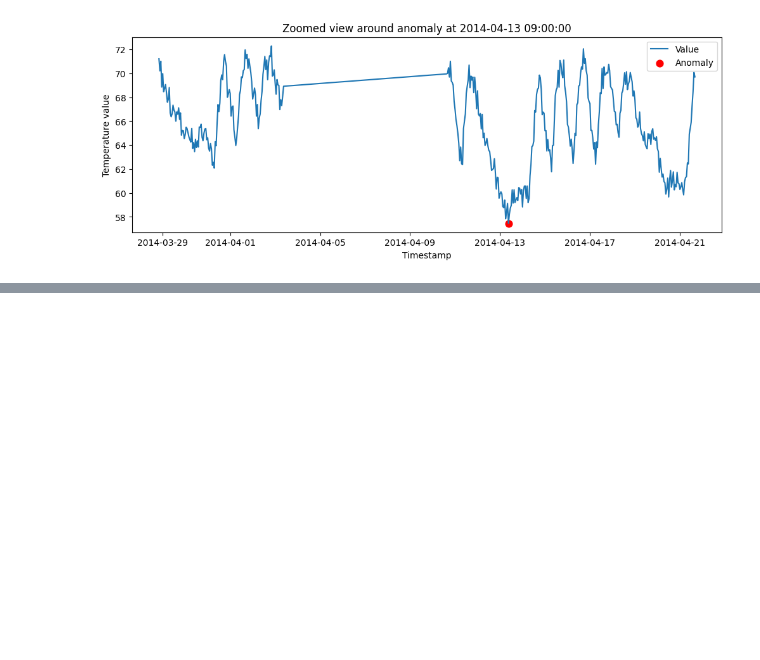
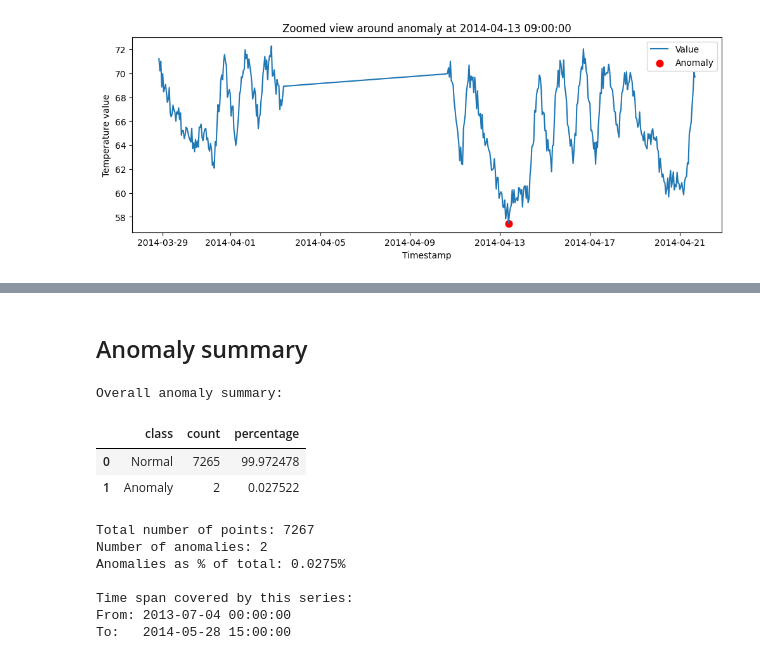
Before and after one commit to Nandipha996/Anomaly-Detection-Research, a Jupyter notebook: notebooks/01_data_overview.ipynb, the cells around one changed output, grey strips where cells are left out. Saved outputs shown, nothing was run; the diff lists cells and outputs as text; code cells hidden in the pictures; blank space fills up the shorter version.

```diff
--- a/notebooks/01_data_overview.ipynb
+++ b/notebooks/01_data_overview.ipynb
@@ -298,0 +433,49 @@ for anomaly_time in label_times_dt:
+# %% [markdown]
+## Anomaly summary
+# %%
+# Basic counts
+total_points = len(df)
+anomaly_count = int(df["is_anomaly"].sum())      # count of rows where is_anomaly == 1
+normal_count = total_points - anomaly_count      # everything else is normal
+
+# Percentage of anomalies in the whole series
+anomaly_fraction = anomaly_count / total_points * 100
+
+# Small summary table for normal vs anomaly
+anomaly_summary_table = pd.DataFrame({
+    "class": ["Normal", "Anomaly"],
+    "count": [normal_count, anomaly_count],
+})
+
+# Add percentage column for each class
+anomaly_summary_table["percentage"] = (
+    anomaly_summary_table["count"] / total_points * 100
+)
+
+print("Overall anomaly summary:")
+display(anomaly_summary_table)
+
+# Print simple text summary as well
+print(f"\nTotal number of points: {total_points}")
+print(f"Number of anomalies: {anomaly_count}")
+print(f"Anomalies as % of total: {anomaly_fraction:.4f}%")
+
+# Time coverage of the series
+time_start = df["timestamp"].min()
+time_end = df["timestamp"].max()
+
+print(f"\nTime span covered by this series:")
+print(f"From: {time_start}")
+print(f"To:   {time_end}")
+# %% [output]
+Overall anomaly summary:
+|  | class | count | percentage |
+| 0 | Normal | 7265 | 99.972478 |
+| 1 | Anomaly | 2 | 0.027522 |
+Total number of points: 7267
+Number of anomalies: 2
+Anomalies as % of total: 0.0275%
+
+Time span covered by this series:
+From: 2013-07-04 00:00:00
+To:   2014-05-28 15:00:00
```
Also changed, not shown: parts of 13 cells of this notebook, 1 other file.
